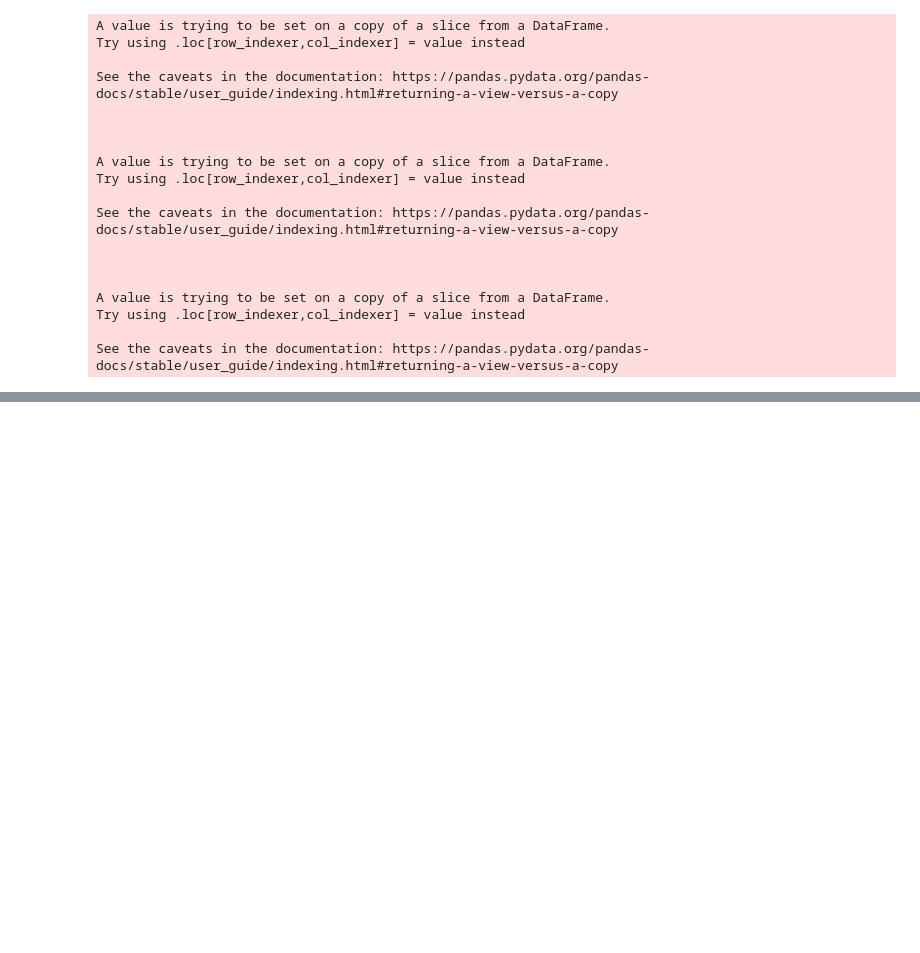
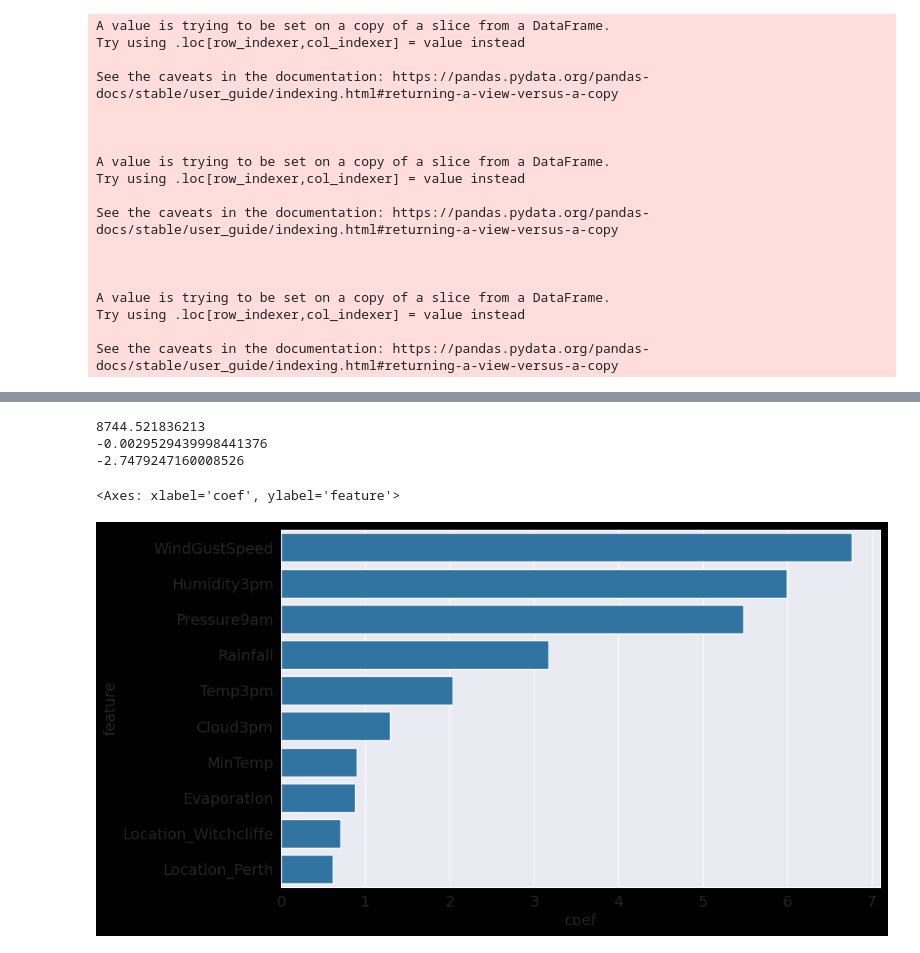
Before and after one commit to keshav123333/temperatureprdiction-freecodecamp, a Jupyter notebook: Untitled1.ipynb, the cells around one changed output, grey strips where cells are left out. Cells and saved outputs as stored; diff of their text form; code cells hidden in the pictures; blank space fills up the shorter version.

```diff
--- a/Untitled1.ipynb
+++ b/Untitled1.ipynb
@@ -246,0 +256,6 @@ See the caveats in the documentation: https://pandas.pydata.org/pandas-docs/stab
+# %%
+from sklearn.preprocessing import OneHotEncoder
+
+encoder = OneHotEncoder(sparse_output=False, handle_unknown="ignore")
+raw = da[categorical_cols].fillna("Unknown")
+encoder.fit(raw)
@@ -246,0 +264,3 @@ See the caveats in the documentation: https://pandas.pydata.org/pandas-docs/stab
+# %%
+encoded_col=list(encoder.get_feature_names_out(categorical_cols))
+encoded_col
@@ -246,0 +285,4 @@ See the caveats in the documentation: https://pandas.pydata.org/pandas-docs/stab
+# %%
+train_inputs[encoded_col]=encoder.transform(train_inputs[categorical_cols].fillna("Unknown"))
+val_inputs[encoded_col]=encoder.transform(val_inputs[categorical_cols].fillna("Unknown"))
+test_inputs[encoded_col]=encoder.transform(test_inputs[categorical_cols].fillna("Unknown"))
@@ -246,0 +343,27 @@ See the caveats in the documentation: https://pandas.pydata.org/pandas-docs/stab
+# %%
+from sklearn.linear_model import LogisticRegression
+import time
+
+start_time = time.perf_counter()
+print(start_time)
+model=LogisticRegression(max_iter=1000,solver="liblinear",tol=0.000001)
+end_time = time.perf_counter()
+print(start_time-end_time)
+model.fit(train_inputs[numeric_cols+encoded_col],train_targets)
+end_time = time.perf_counter()
+print(start_time-end_time)
+# %% [output]
+8744.521836213
+-0.0029529439998441376
+-2.7479247160008526
+# %%
+wt=pd.DataFrame({
+    "feature":numeric_cols+encoded_col,
+    "coef":model.coef_.tolist()[0]
+})
+
+
+sns.barplot(data=wt.sort_values("coef",ascending=False).head(10),x="coef",y="feature")
+# %% [output]
+<Axes: xlabel='coef', ylabel='feature'>
+[figure, added]
```
Also changed, not shown: parts of 9 cells of this notebook.
